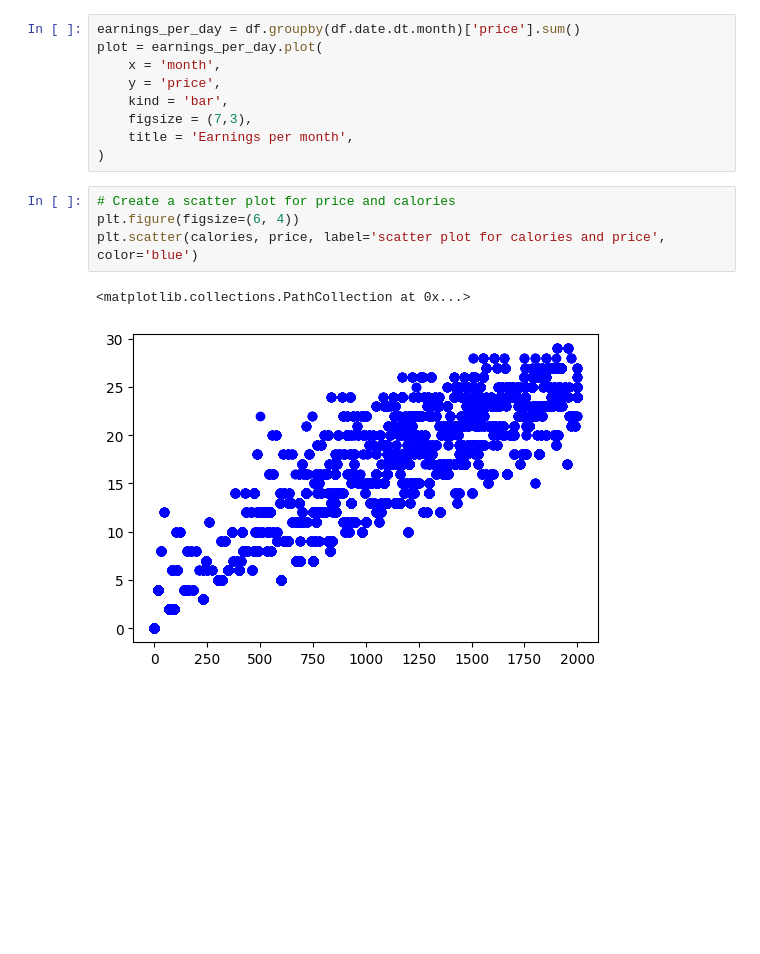
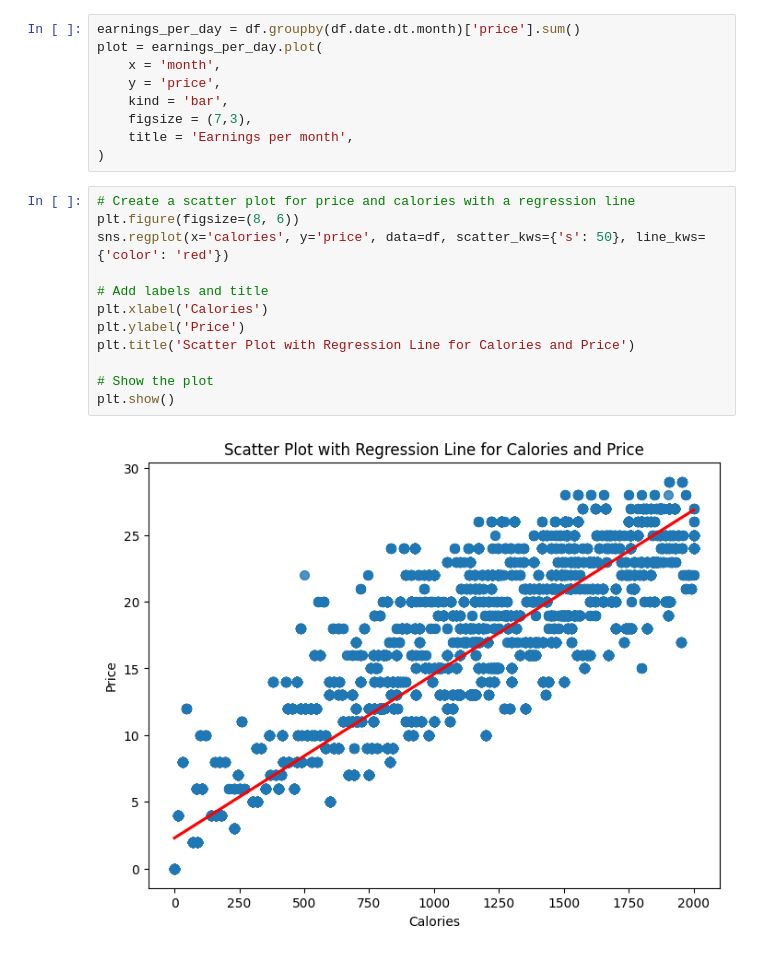
Before and after one commit to wubba438/calory_counter, a Jupyter notebook: data_analysis.ipynb, the cells around one changed output. Saved outputs shown, nothing was run; the diff lists cells and outputs as text; blank space fills up the shorter version.

```diff
--- a/data_analysis.ipynb
+++ b/data_analysis.ipynb
@@ -109,10 +100,17 @@ plot = earnings_per_day.plot(
     figsize = (7,3),
     title = 'Earnings per month',
 )
-# %%
-# Create a scatter plot for price and calories
-plt.figure(figsize=(6, 4))
-plt.scatter(calories, price, label='scatter plot for calories and price', color='blue')
-# %% [output]
-<matplotlib.collections.PathCollection at 0x...>
-[figure, removed]
+# %%
+# Create a scatter plot for price and calories with a regression line
+plt.figure(figsize=(8, 6))
+sns.regplot(x='calories', y='price', data=df, scatter_kws={'s': 50}, line_kws={'color': 'red'})
+
+# Add labels and title
+plt.xlabel('Calories')
+plt.ylabel('Price')
+plt.title('Scatter Plot with Regression Line for Calories and Price')
+
+# Show the plot
+plt.show()
+# %% [output]
+[figure, added]
```
Also changed, not shown: parts of 2 cells of this notebook, 3 other files.
